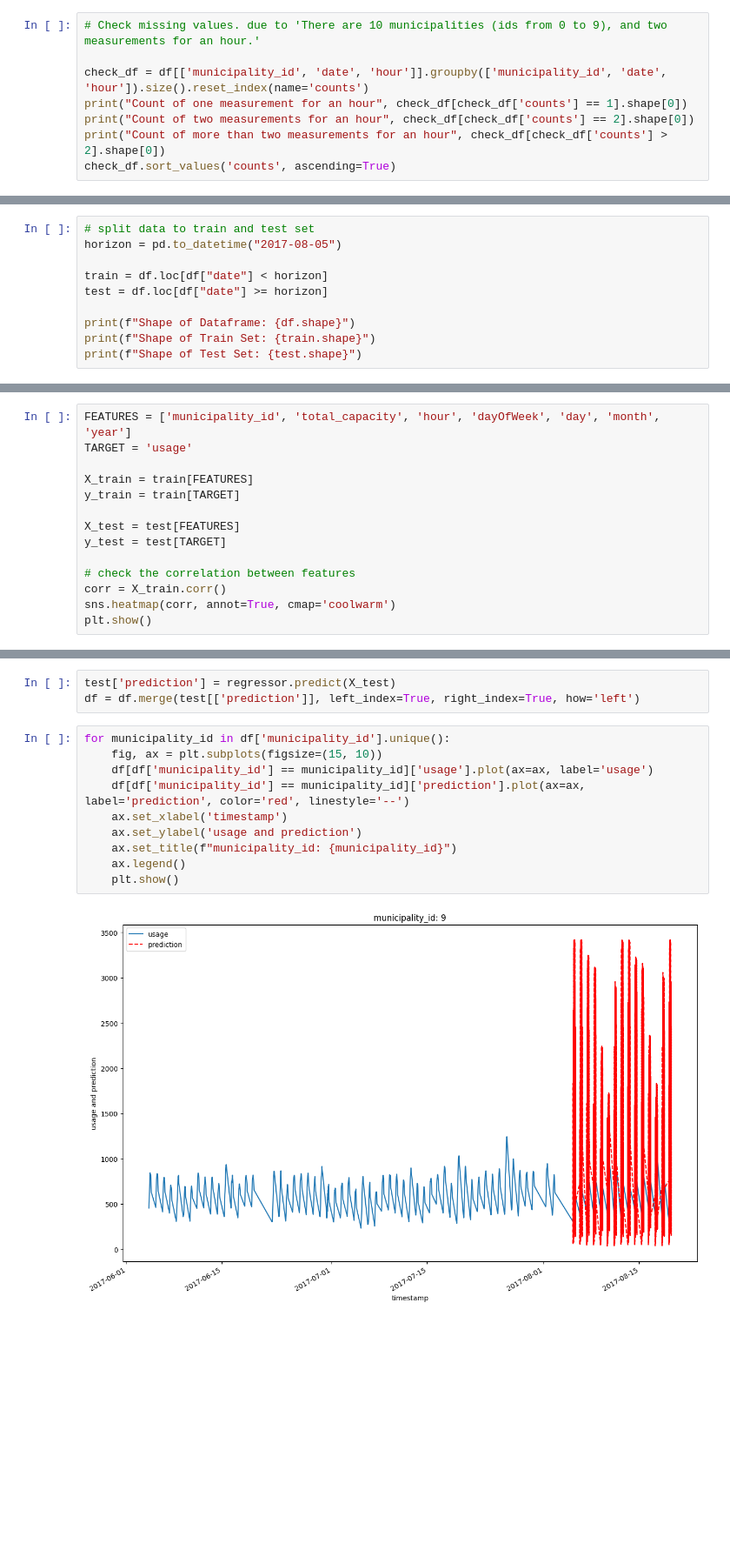
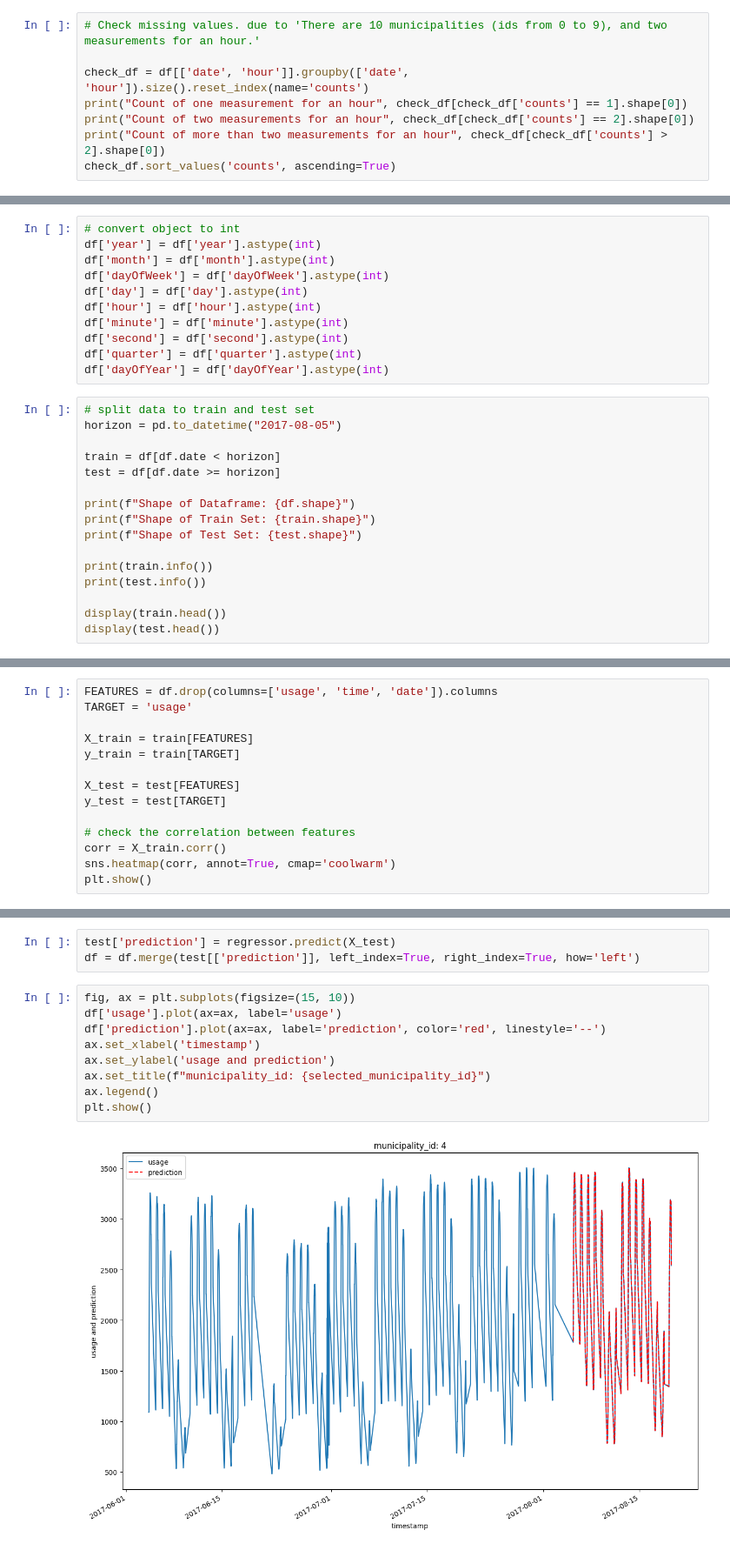
Before and after one commit to uzunb/municipality-bus-utilization-forecasting, a Jupyter notebook: notebooks/xgboost_model.ipynb, the cells around one changed output, grey strips where cells are left out. Shown at 87% size. Cells and saved outputs as stored; diff of their text form; blank space fills up the shorter version.

```diff
--- a/notebooks/xgboost_model.ipynb
+++ b/notebooks/xgboost_model.ipynb
@@ -57,7 +96,7 @@ df.head()
 # %%
 # Check missing values. due to 'There are 10 municipalities (ids from 0 to 9), and two measurements for an hour.'
 
-check_df = df[['municipality_id', 'date', 'hour']].groupby(['municipality_id', 'date', 'hour']).size().reset_index(name='counts')
+check_df = df[['date', 'hour']].groupby(['date', 'hour']).size().reset_index(name='counts')
 print("Count of one measurement for an hour", check_df[check_df['counts'] == 1].shape[0])
 print("Count of two measurements for an hour", check_df[check_df['counts'] == 2].shape[0])
 print("Count of more than two measurements for an hour", check_df[check_df['counts'] > 2].shape[0])
@@ -152,14 +198,31 @@ plt.show()
 df = imputed_df.copy()
 # %% [markdown]
 ## Preprocessing
+# %%
+# convert object to int
+df['year'] = df['year'].astype(int)
+df['month'] = df['month'].astype(int)
+df['dayOfWeek'] = df['dayOfWeek'].astype(int)
+df['day'] = df['day'].astype(int)
+df['hour'] = df['hour'].astype(int)
+df['minute'] = df['minute'].astype(int)
+df['second'] = df['second'].astype(int)
+df['quarter'] = df['quarter'].astype(int)
+df['dayOfYear'] = df['dayOfYear'].astype(int)
 # %%
 # split data to train and test set
 horizon = pd.to_datetime("2017-08-05")
 
-train = df.loc[df["date"] < horizon]
-test = df.loc[df["date"] >= horizon]
+train = df[df.date < horizon]
+test = df[df.date >= horizon]
 
 print(f"Shape of Dataframe: {df.shape}")
 print(f"Shape of Train Set: {train.shape}")
 print(f"Shape of Test Set: {test.shape}")
+
+print(train.info())
+print(test.info())
+
+display(train.head())
+display(test.head())
 # %% [output]
@@ -171,7 +262,7 @@ Shape of Test Set: (3050, 10)
 # %% [markdown]
 ### Forecast with XGBoost
 # %%
-FEATURES = ['municipality_id', 'total_capacity', 'hour', 'dayOfWeek', 'day', 'month', 'year']
+FEATURES = df.drop(columns=['usage', 'time', 'date']).columns
 TARGET = 'usage'
 
 X_train = train[FEATURES]
@@ -241,14 +332,13 @@ plt.show()
 test['prediction'] = regressor.predict(X_test)
 df = df.merge(test[['prediction']], left_index=True, right_index=True, how='left')
 # %%
-for municipality_id in df['municipality_id'].unique():
-    fig, ax = plt.subplots(figsize=(15, 10))
-    df[df['municipality_id'] == municipality_id]['usage'].plot(ax=ax, label='usage')
-    df[df['municipality_id'] == municipality_id]['prediction'].plot(ax=ax, label='prediction', color='red', linestyle='--')
-    ax.set_xlabel('timestamp')
-    ax.set_ylabel('usage and prediction')
-    ax.set_title(f"municipality_id: {municipality_id}")
-    ax.legend()
-    plt.show()
+fig, ax = plt.subplots(figsize=(15, 10))
+df['usage'].plot(ax=ax, label='usage')
+df['prediction'].plot(ax=ax, label='prediction', color='red', linestyle='--')
+ax.set_xlabel('timestamp')
+ax.set_ylabel('usage and prediction')
+ax.set_title(f"municipality_id: {selected_municipality_id}")
+ax.legend()
+plt.show()
 # %% [output]
-[figure, old version]
+[figure, new version]
```
Also changed, not shown: parts of 18 cells of this notebook.
